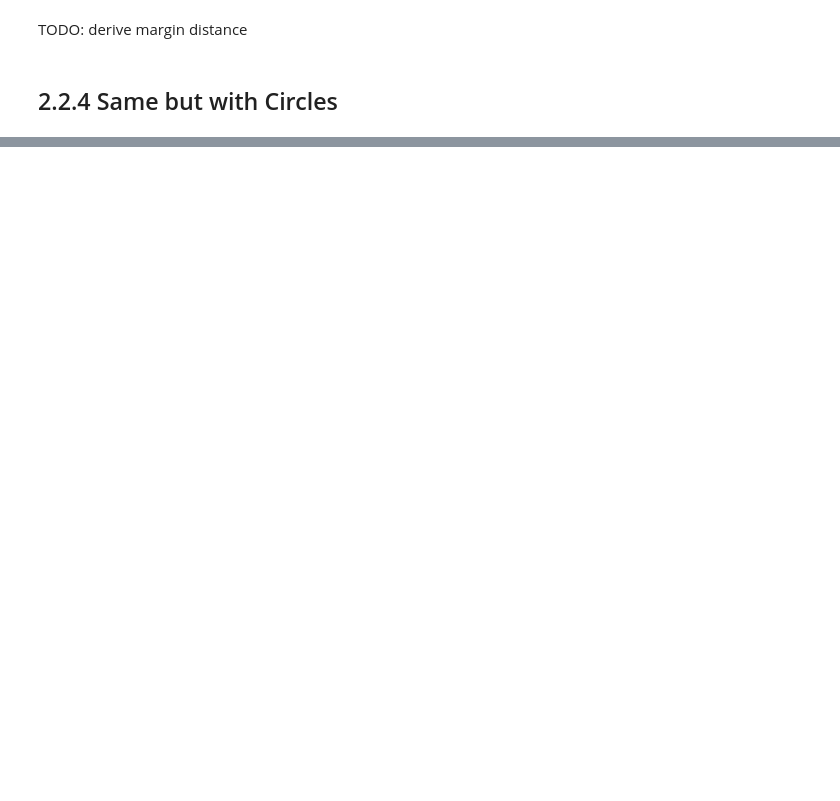
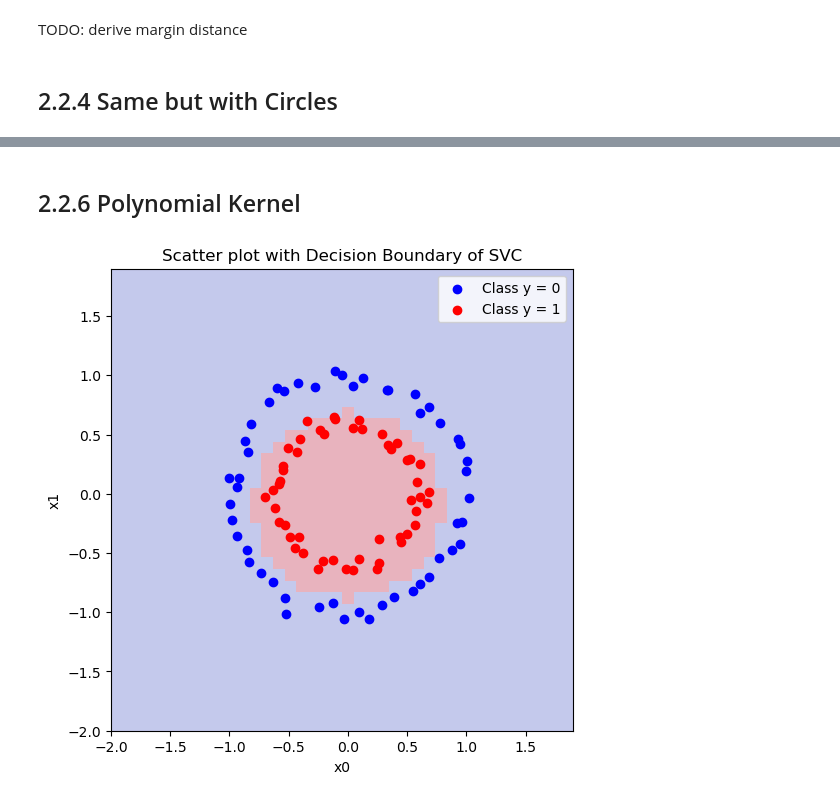
Before and after one commit to Geryyy/ml_algorithm, a Jupyter notebook: 02_uebung/ue2_ebmer.ipynb, the cells around one changed output, grey strips where cells are left out. Drawn from its saved outputs; the diff is of its cells as text; code cells hidden in the pictures; blank space fills up the shorter version.

```diff
--- a/02_uebung/ue2_ebmer.ipynb
+++ b/02_uebung/ue2_ebmer.ipynb
@@ -376,0 +432,37 @@ Margin distance: 1.4744792005954694
+# %% [markdown]
+## 2.2.6 Polynomial Kernel
+# %%
+data = pd.read_csv('circles.csv')
+
+x = np.stack([np.array(data['x_0']), np.array(data['x_1'])], axis=1)
+y = np.array(data['y'])
+
+# Fit SVC with linear kernel and C=1
+clf = SVC(C=1, kernel="poly", degree=2)
+clf.fit(x, y)
+
+# Create a meshgrid of points spanning the range of x_0 and x_1
+x_min = -2
+x_max = 2
+xx, yy = np.meshgrid(np.arange(x_min, x_max, 0.1),
+                     np.arange(x_min, x_max, 0.1))
+
+# Predict the class labels for each point in the meshgrid
+Z = clf.predict(np.c_[xx.ravel(), yy.ravel()])
+Z = Z.reshape(xx.shape)
+
+# Plotting the heatmap
+plt.figure(figsize=(8, 6))
+plt.imshow(Z, interpolation='nearest', extent=(xx.min(), xx.max(), yy.min(), yy.max()), alpha=0.3, cmap='coolwarm')
+
+# Scatter plot to visualize the classes
+plt.scatter(x[y == 0][:, 0], x[y == 0][:, 1], label='Class y = 0', c='blue')
+plt.scatter(x[y == 1][:, 0], x[y == 1][:, 1], label='Class y = 1', c='red')
+plt.xlabel('x0')
+plt.ylabel('x1')
+plt.title('Scatter plot with Decision Boundary of SVC')
+
+plt.legend()
+plt.show()
+# %% [output]
+[figure, added]
```
Also changed, not shown: parts of 25 cells of this notebook, 3 other files.
